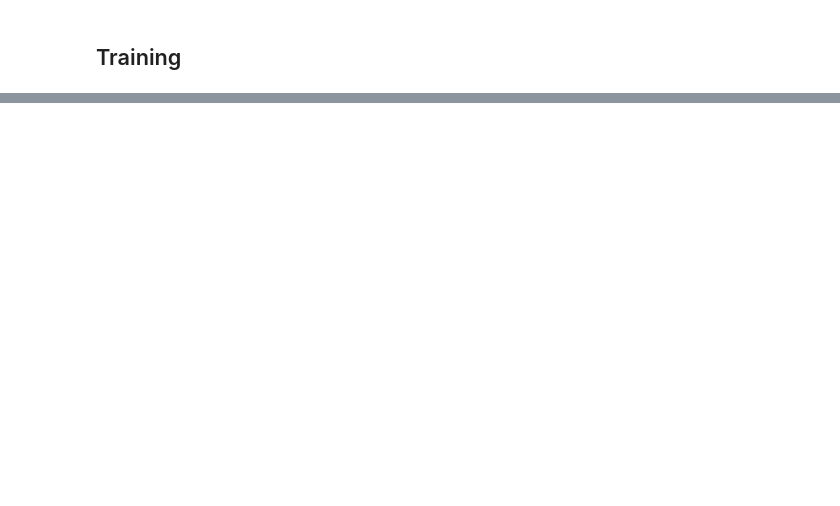
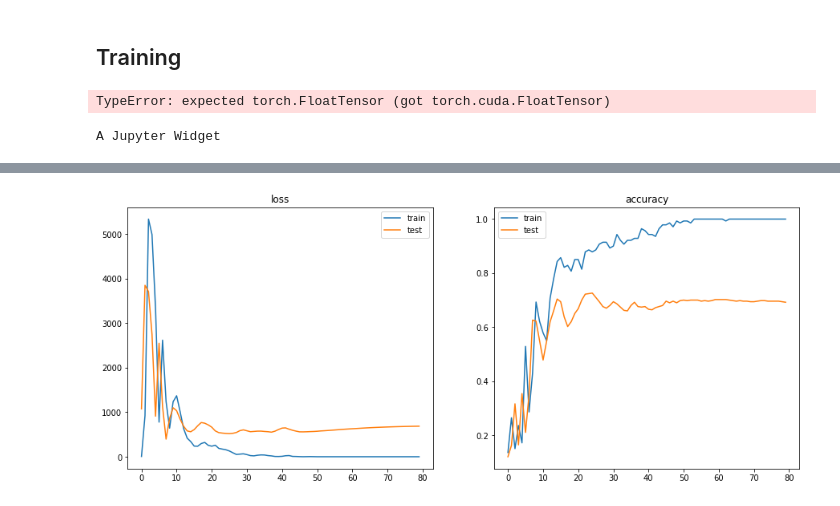
Before and after one commit to mvkolos/LanczosNet, a Jupyter notebook: Baseline.ipynb, the cells around one changed output, grey strips where cells are left out. Cells and saved outputs as stored; diff of their text form; code cells hidden in the pictures; blank space fills up the shorter version.

Commit message:
new data loader, removed epileptic plots

```diff
--- a/Baseline.ipynb
+++ b/Baseline.ipynb
@@ -53,7 +44,7 @@ plt.show()
 Looks like A is already normalized, and diagonal elements are nonzero. Maybe, we don't even need to calculate S? <br>
 UPD. A is slightly worse then S: max accuracy 84.6 in comparison to 84.
 # %%
-k=1000
+k=20
 S, V, R = process_adjacency_matrix(A, k) #need only this one
 S, Q, T = process_adjacency_matrix(A, k, ritz=False)
 # %%
@@ -86,10 +81,10 @@ class LanczosConvNet(nn.Module):
         return F.log_softmax(Z)
 # %%
 n = adj.shape[0]
-feat_dim = 1433
-short_scales = [1,3,5]
+feat_dim = features.shape[-1]
+short_scales = [1,5,7]
 long_scales = [10,20,30]
-num_classes = 7
+num_classes = len(np.unique(labels))
 lr = 1e-2
 # %%
 A = torch.Tensor(A).cuda()
@@ -97,7 +92,9 @@ X = features.cuda()
 S = torch.Tensor(S).cuda()
 V = torch.Tensor(V).cuda()
 w = torch.Tensor(np.diag(R)).cuda()
-labels = labels.cuda()
+labels = torch.LongTensor(labels).cuda()
+# %% [output]
+TypeError: expected torch.FloatTensor (got torch.cuda.FloatTensor)
 # %%
 loss_train_vals = []
 loss_test_vals = []
@@ -128,20 +125,6 @@ def train(epoch, eval_epoch=3):
     acc_test_vals.append(acc_val.item())
 
     if epoch > 0 and epoch%eval_epoch == 0:
-        clear_output()
-
-        f, (ax1, ax2) = plt.subplots(1, 2, figsize=(15, 6))
-        ax1.plot(loss_train_vals, label='train')
-        ax1.plot(loss_test_vals, label='test')
-        ax1.set_title('loss')
-        ax1.legend()
-
-        ax2.plot(acc_train_vals, label='train')
-        ax2.plot(acc_test_vals, label='test')
-        ax2.set_title('accuracy')
-        ax2.legend()
-
-        plt.show()
 
         print('Epoch: {:04d}'.format(epoch+1),
               'loss_train: {:.4f}'.format(loss_train_vals[-1]),
@@ -164,3 +147,19 @@ for epoch in tqdm(range(epochs)):
     train(epoch)
 print(f'\nmin test loss: \t{loss_test_vals[np.argmin(acc_test_vals)]}')
 print(f'max test accuracy: \t{max(acc_test_vals)}')
+test()
+
+f, (ax1, ax2) = plt.subplots(1, 2, figsize=(15, 6))
+ax1.plot(loss_train_vals, label='train')
+ax1.plot(loss_test_vals, label='test')
+ax1.set_title('loss')
+ax1.legend()
+
+ax2.plot(acc_train_vals, label='train')
+ax2.plot(acc_test_vals, label='test')
+ax2.set_title('accuracy')
+ax2.legend()
+
+plt.show()
+# %% [output]
+A Jupyter Widget
@@ -166,0 +183 @@ print(f'max test accuracy: \t{max(acc_test_vals)}')
+[figure, added]
```
Also changed, not shown: parts of 12 cells of this notebook.
